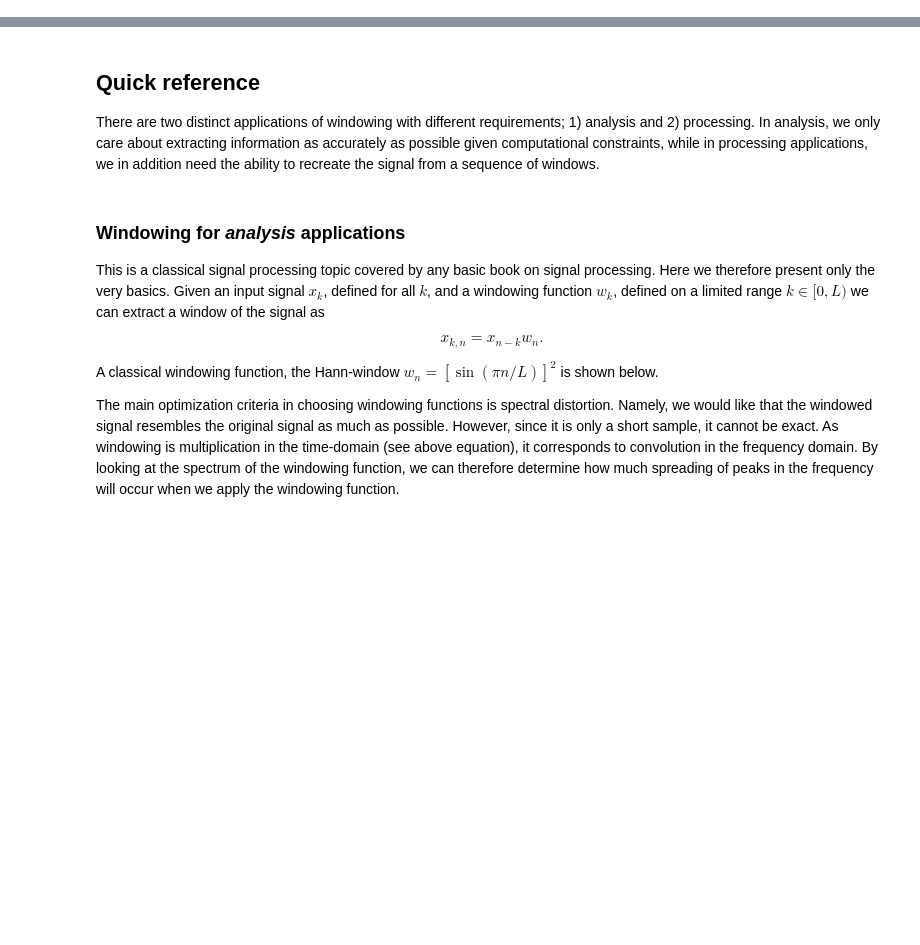
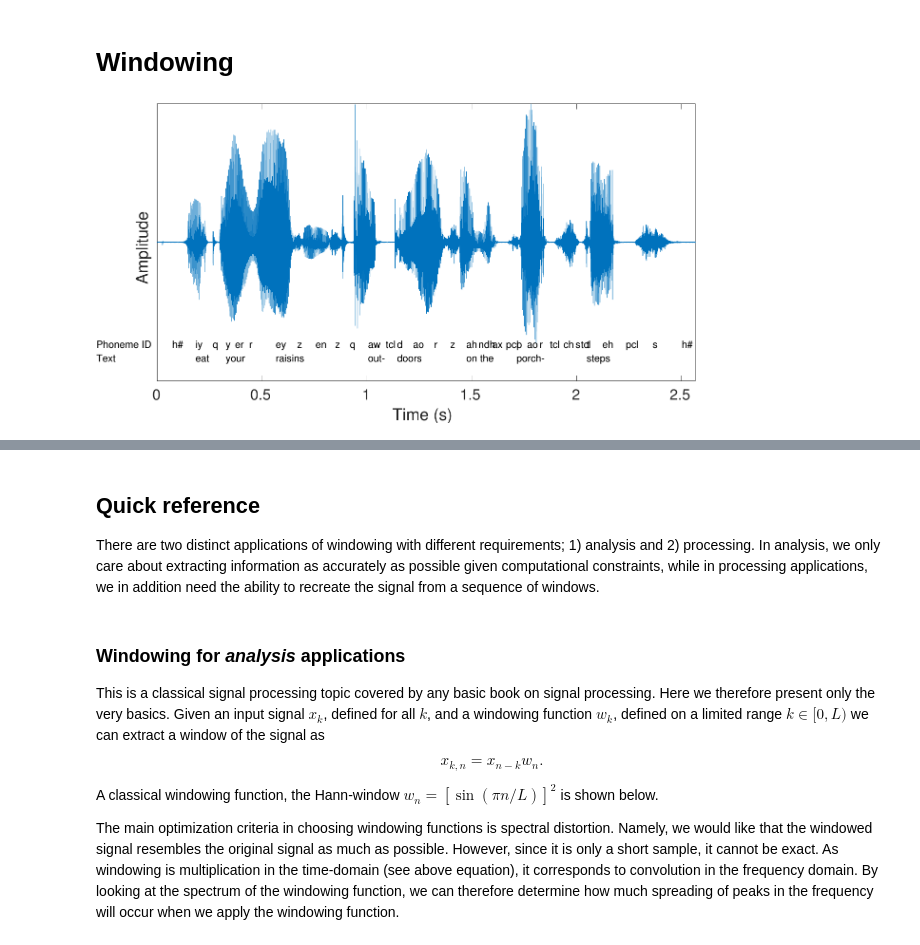
Before and after one commit to Speech-Interaction-Technology-Aalto-U/itsp, a Jupyter notebook: Representations/Windowing.ipynb, the cells around one changed output, grey strips where cells are left out. Drawn from its saved outputs; the diff is of its cells as text; code cells hidden in the pictures; blank space fills up the shorter version.

Commit message:
Merging jupyter into windowing

```diff
--- a/Representations/Windowing.ipynb
+++ b/Representations/Windowing.ipynb
@@ -24,0 +1,7 @@ signal statistics is minimized.
+# %% [markdown]
+# Windowing
+# %%
+from IPython.display import display, Image
+Image(filename='attachments/148294966.png',width=600)
+# %% [output]
+[figure, added]
```
Also changed, not shown: parts of 3 cells of this notebook.
